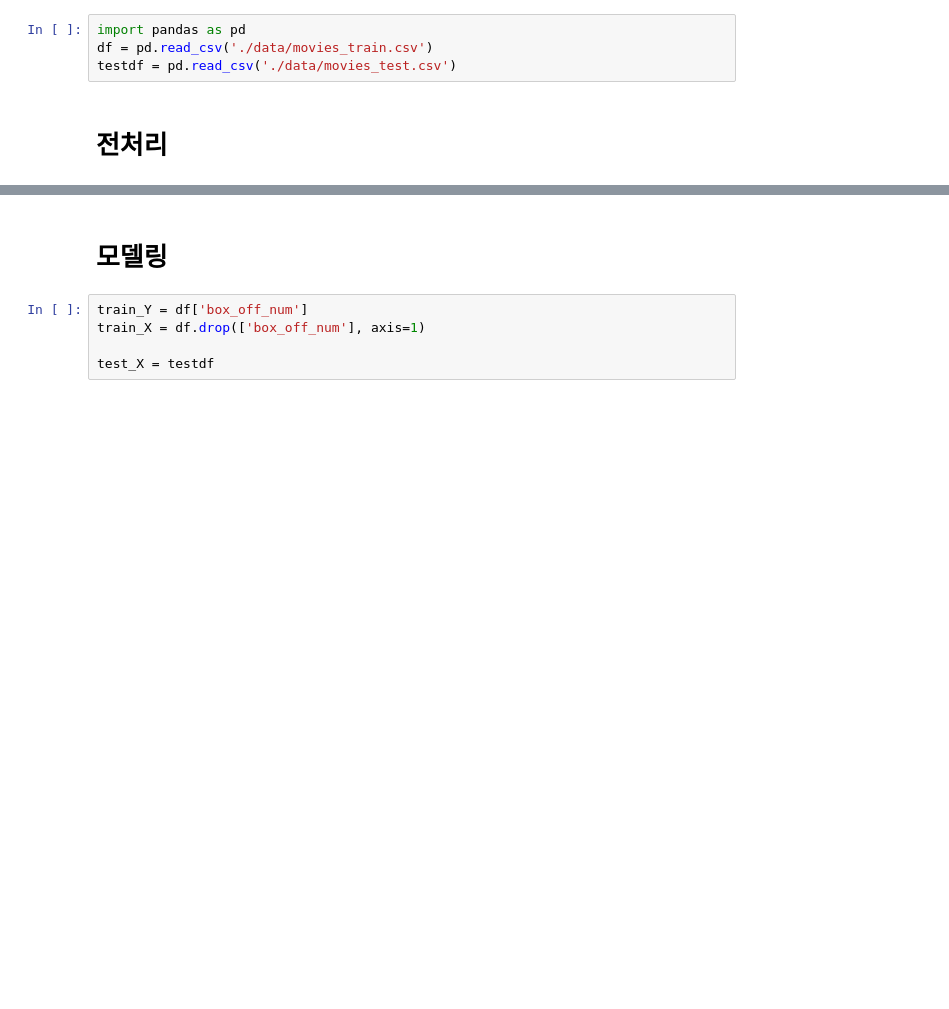
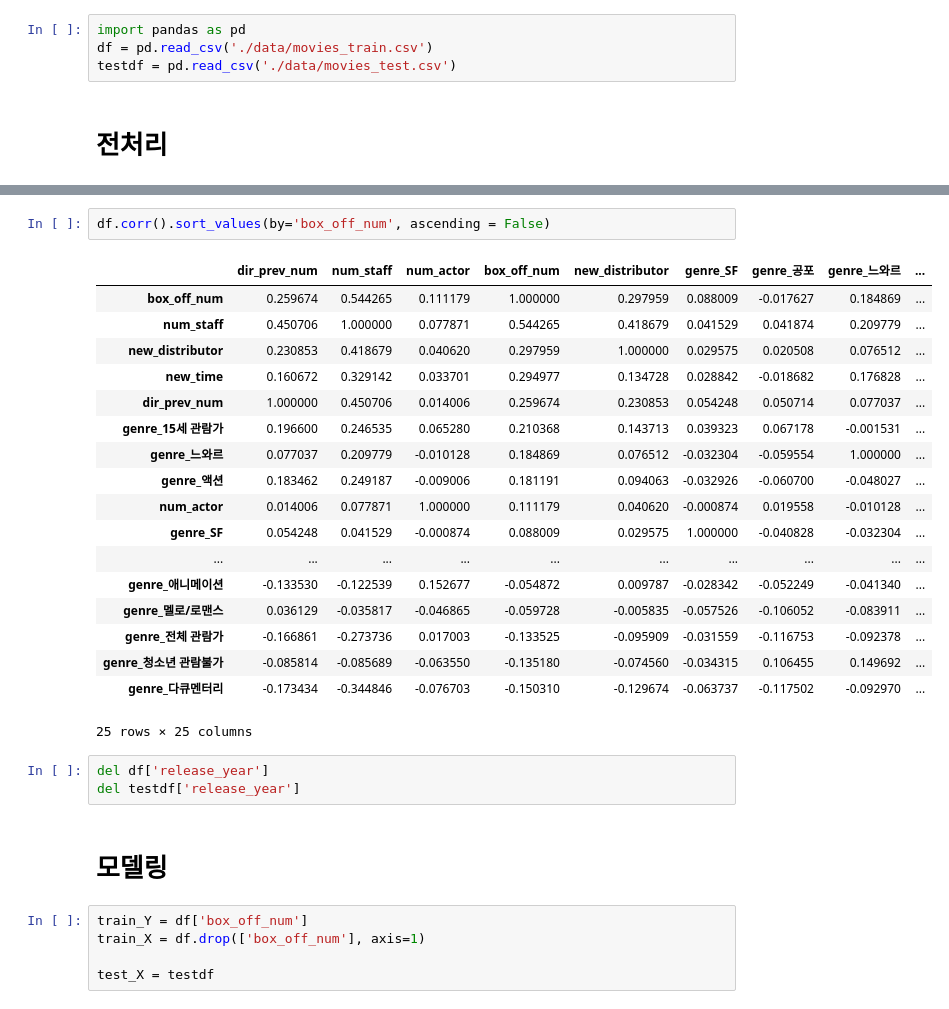
Before and after one commit to shp1204/AI-, a Jupyter notebook: study/1st_movie/movie_modeling.ipynb, the cells around one changed output, grey strips where cells are left out. Drawn from its saved outputs; the diff is of its cells as text; blank space fills up the shorter version.

```diff
--- a/study/1st_movie/movie_modeling.ipynb
+++ b/study/1st_movie/movie_modeling.ipynb
@@ -164,3 +166,27 @@ testdf
+# %%
+df.corr().sort_values(by='box_off_num', ascending = False)
+# %% [output]
+|  | dir_prev_num | num_staff | num_actor | box_off_num | new_distributor | genre_SF | genre_공포 | genre_느와르 | ... |
+| box_off_num | 0.259674 | 0.544265 | 0.111179 | 1.000000 | 0.297959 | 0.088009 | -0.017627 | 0.184869 | ... |
+| num_staff | 0.450706 | 1.000000 | 0.077871 | 0.544265 | 0.418679 | 0.041529 | 0.041874 | 0.209779 | ... |
+| new_distributor | 0.230853 | 0.418679 | 0.040620 | 0.297959 | 1.000000 | 0.029575 | 0.020508 | 0.076512 | ... |
+| new_time | 0.160672 | 0.329142 | 0.033701 | 0.294977 | 0.134728 | 0.028842 | -0.018682 | 0.176828 | ... |
+| dir_prev_num | 1.000000 | 0.450706 | 0.014006 | 0.259674 | 0.230853 | 0.054248 | 0.050714 | 0.077037 | ... |
+| genre_15세 관람가 | 0.196600 | 0.246535 | 0.065280 | 0.210368 | 0.143713 | 0.039323 | 0.067178 | -0.001531 | ... |
+| genre_느와르 | 0.077037 | 0.209779 | -0.010128 | 0.184869 | 0.076512 | -0.032304 | -0.059554 | 1.000000 | ... |
+| genre_액션 | 0.183462 | 0.249187 | -0.009006 | 0.181191 | 0.094063 | -0.032926 | -0.060700 | -0.048027 | ... |
+| num_actor | 0.014006 | 0.077871 | 1.000000 | 0.111179 | 0.040620 | -0.000874 | 0.019558 | -0.010128 | ... |
+| genre_SF | 0.054248 | 0.041529 | -0.000874 | 0.088009 | 0.029575 | 1.000000 | -0.040828 | -0.032304 | ... |
+| ... | ... | ... | ... | ... | ... | ... | ... | ... | ... |
+| genre_애니메이션 | -0.133530 | -0.122539 | 0.152677 | -0.054872 | 0.009787 | -0.028342 | -0.052249 | -0.041340 | ... |
+| genre_멜로/로맨스 | 0.036129 | -0.035817 | -0.046865 | -0.059728 | -0.005835 | -0.057526 | -0.106052 | -0.083911 | ... |
+| genre_전체 관람가 | -0.166861 | -0.273736 | 0.017003 | -0.133525 | -0.095909 | -0.031559 | -0.116753 | -0.092378 | ... |
+| genre_청소년 관람불가 | -0.085814 | -0.085689 | -0.063550 | -0.135180 | -0.074560 | -0.034315 | 0.106455 | 0.149692 | ... |
+| genre_다큐멘터리 | -0.173434 | -0.344846 | -0.076703 | -0.150310 | -0.129674 | -0.063737 | -0.117502 | -0.092970 | ... |
+25 rows × 25 columns
+# %%
+del df['release_year']
+del testdf['release_year']
 # %% [markdown]
 # 모델링
 # %%
```
Also changed, not shown: parts of 27 cells of this notebook, 11 other files.
